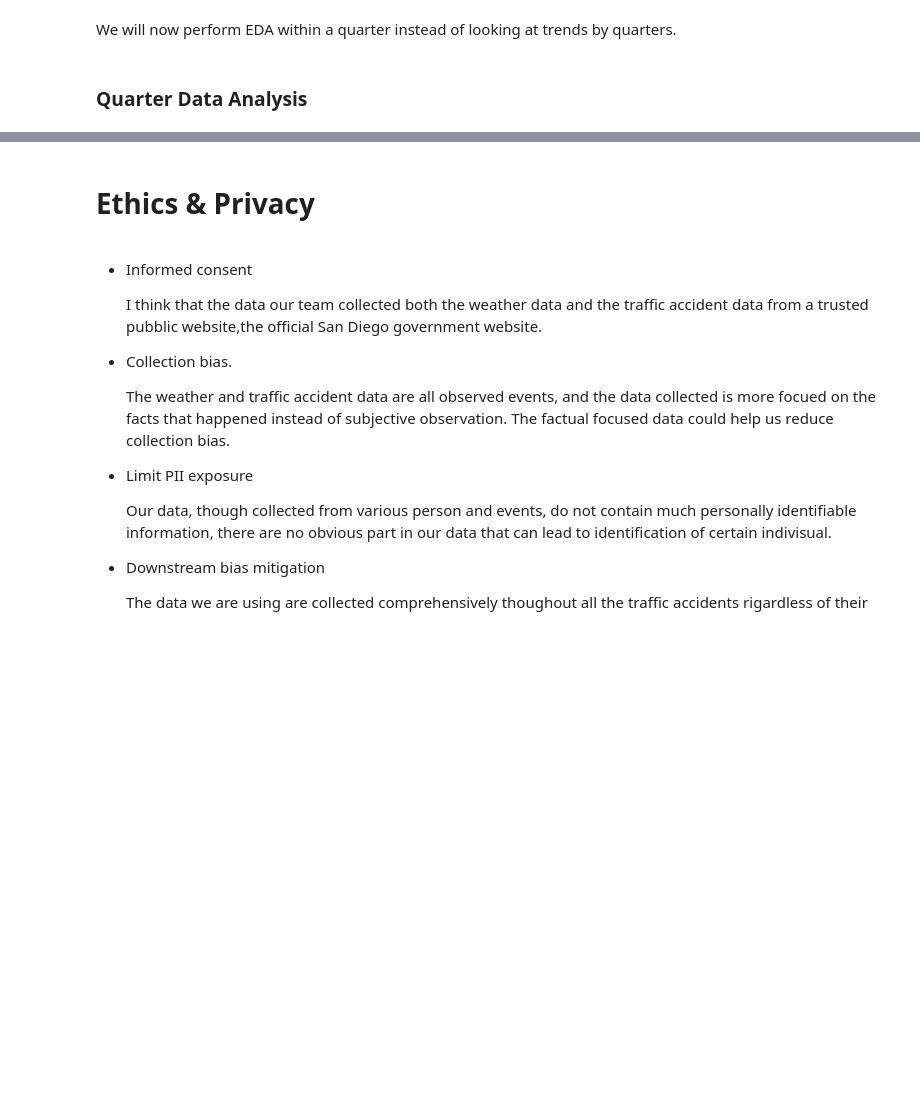
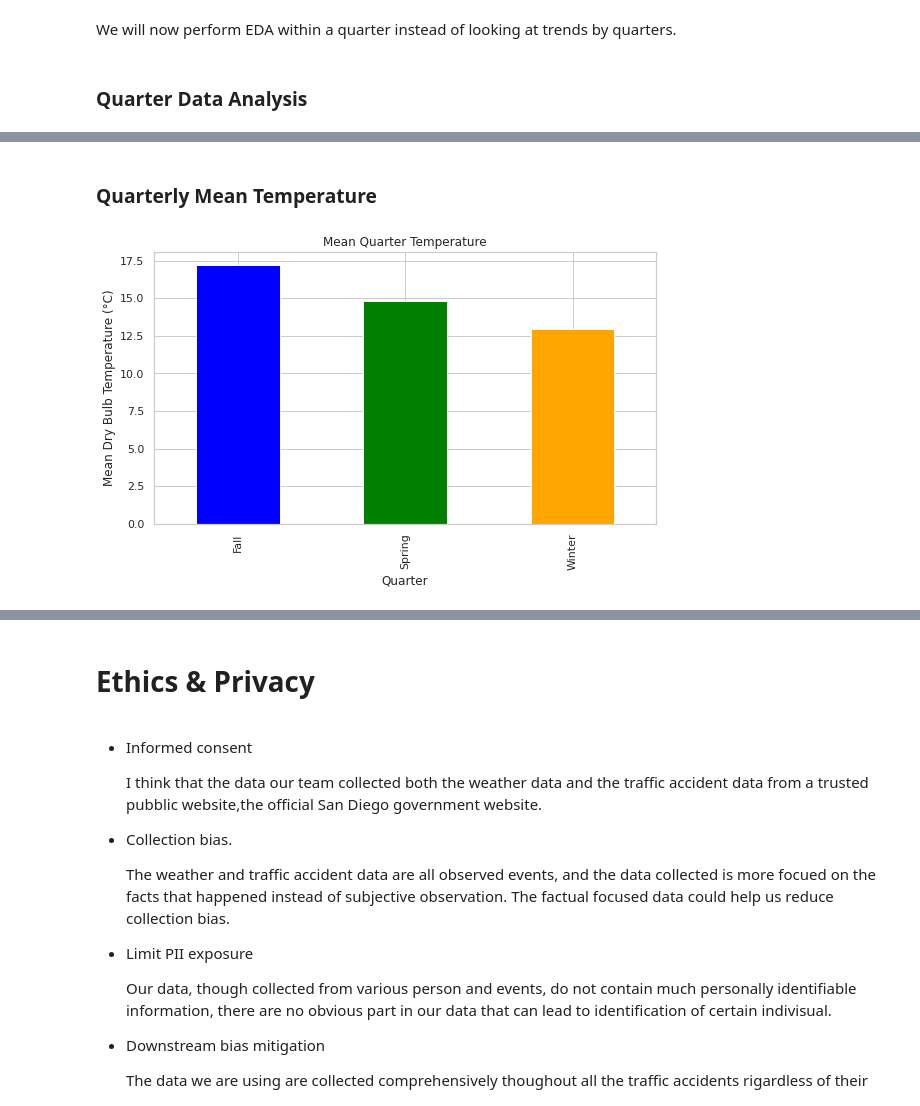
Before and after one commit to ahmadrakha1/COGS108_Repo, a Jupyter notebook: EDACheckpoint_Group088_FA23 (3).ipynb, the cells around one changed output, grey strips where cells are left out. Saved outputs shown, nothing was run; the diff lists cells and outputs as text; code cells hidden in the pictures; blank space fills up the shorter version.

```diff
--- a/EDACheckpoint_Group088_FA23 (3).ipynb
+++ b/EDACheckpoint_Group088_FA23 (3).ipynb
@@ -427,0 +496,29 @@ daily_trend_sum_fall.show()
+# %% [markdown]
+### Quarterly Mean Temperature
+# %%
+quarters = {
+    'Fall': ('2022-09-19', '2022-12-10'),
+    'Winter': ('2023-01-04', '2023-03-15'),
+    'Spring': ('2023-03-29', '2023-06-16')
+}
+
+for quarter in quarters:
+    quarters[quarter] = (pd.to_datetime(quarters[quarter][0]).date(), pd.to_datetime(quarters[quarter][1]).date())
+def assign_quarter(date):
+    for quarter, (start, end) in quarters.items():
+        if start <= date <= end:
+            return quarter
+    return None
+
+weather_df['Quarter'] = weather_df['datetime'].dt.date.apply(assign_quarter)
+weather_df_filtered = weather_df.dropna(subset=['Quarter'])
+quarterly_mean_temp = weather_df_filtered.groupby('Quarter')['Dry_Bulb Temp'].mean()
+
+plt.figure(figsize=(9, 5))
+quarterly_mean_temp.plot(kind='bar', color=['blue', 'green', 'orange'])
+plt.title('Mean Quarter Temperature')
+plt.xlabel('Quarter')
+plt.ylabel('Mean Dry Bulb Temperature (°C)')
+plt.show()
+# %% [output]
+[figure, added]
```
Also changed, not shown: parts of 19 cells of this notebook.
